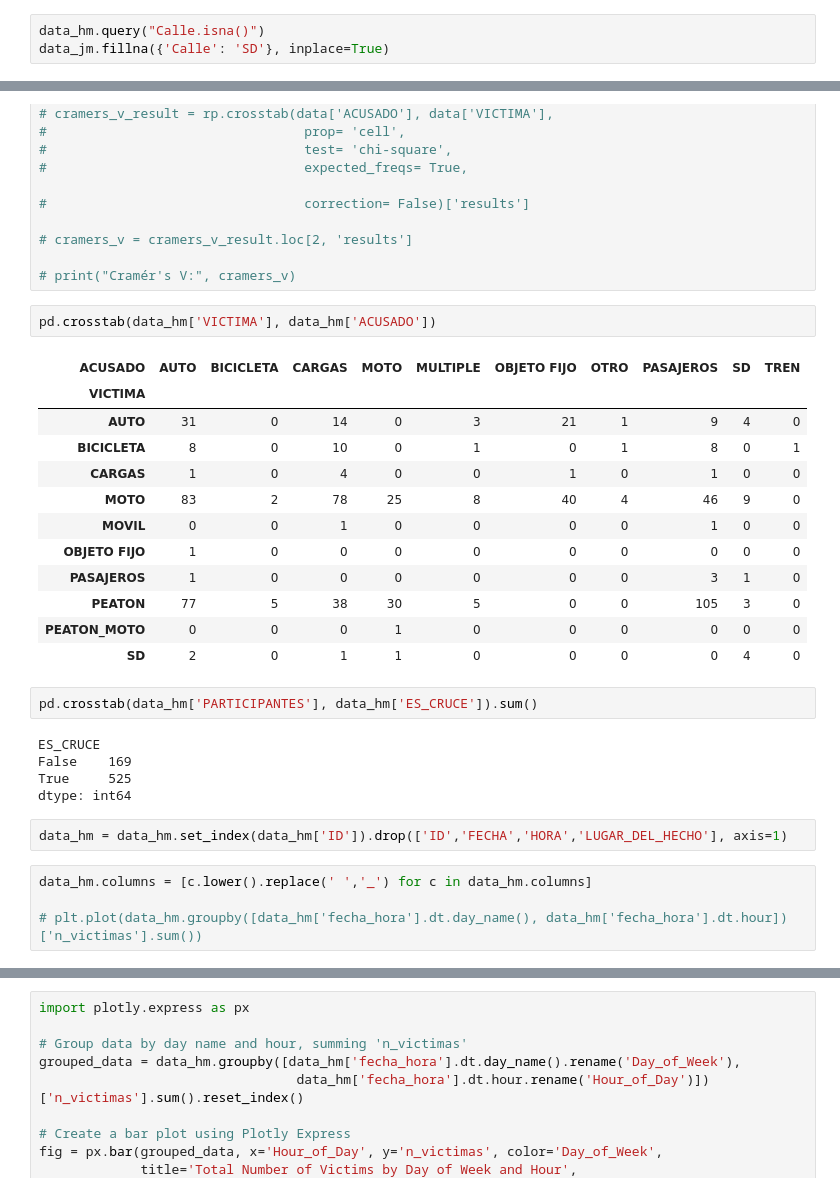
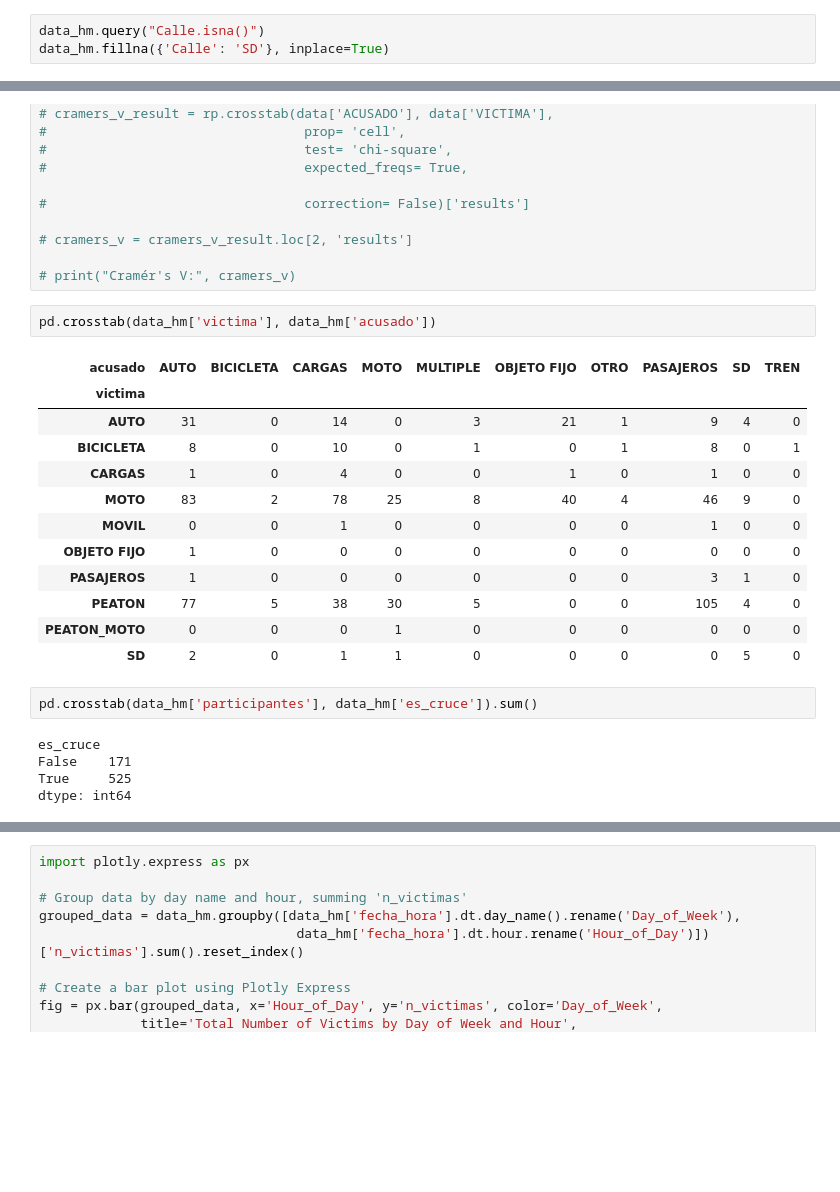
Before and after one commit to cypbk/pida-javier-bengolea, a Jupyter notebook: main.ipynb, the cells around one changed output, grey strips where cells are left out. Drawn from its saved outputs; the diff is of its cells as text; blank space fills up the shorter version.

```diff
--- a/main.ipynb
+++ b/main.ipynb
@@ -325,4 +325,4 @@ def to_date(t):
 data_hm['FECHA_HORA'] = data_hm['FECHA_HORA'].apply(to_date)
 # %%
 data_hm.query("Calle.isna()")
-data_jm.fillna({'Calle': 'SD'}, inplace=True)
+data_hm.fillna({'Calle': 'SD'}, inplace=True)
@@ -513,10 +510,10 @@ barrio_comuna
 
 # print("Cramér's V:", cramers_v)
 # %%
-pd.crosstab(data_hm['VICTIMA'], data_hm['ACUSADO'])
+pd.crosstab(data_hm['victima'], data_hm['acusado'])
 # %% [output]
-| ACUSADO | AUTO | BICICLETA | CARGAS | MOTO | MULTIPLE | OBJETO FIJO | OTRO | PASAJEROS | SD | TREN |
-| VICTIMA |  |  |  |  |  |  |  |  |  |  |
+| acusado | AUTO | BICICLETA | CARGAS | MOTO | MULTIPLE | OBJETO FIJO | OTRO | PASAJEROS | SD | TREN |
+| victima |  |  |  |  |  |  |  |  |  |  |
 | AUTO | 31 | 0 | 14 | 0 | 3 | 21 | 1 | 9 | 4 | 0 |
 | BICICLETA | 8 | 0 | 10 | 0 | 1 | 0 | 1 | 8 | 0 | 1 |
 | CARGAS | 1 | 0 | 4 | 0 | 0 | 1 | 0 | 1 | 0 | 0 |
@@ -524,22 +521,16 @@ pd.crosstab(data_hm['VICTIMA'], data_hm['ACUSADO'])
 | MOVIL | 0 | 0 | 1 | 0 | 0 | 0 | 0 | 1 | 0 | 0 |
 | OBJETO FIJO | 1 | 0 | 0 | 0 | 0 | 0 | 0 | 0 | 0 | 0 |
 | PASAJEROS | 1 | 0 | 0 | 0 | 0 | 0 | 0 | 3 | 1 | 0 |
-| PEATON | 77 | 5 | 38 | 30 | 5 | 0 | 0 | 105 | 3 | 0 |
+| PEATON | 77 | 5 | 38 | 30 | 5 | 0 | 0 | 105 | 4 | 0 |
 | PEATON_MOTO | 0 | 0 | 0 | 1 | 0 | 0 | 0 | 0 | 0 | 0 |
-| SD | 2 | 0 | 1 | 1 | 0 | 0 | 0 | 0 | 4 | 0 |
+| SD | 2 | 0 | 1 | 1 | 0 | 0 | 0 | 0 | 5 | 0 |
 # %%
-pd.crosstab(data_hm['PARTICIPANTES'], data_hm['ES_CRUCE']).sum()
+pd.crosstab(data_hm['participantes'], data_hm['es_cruce']).sum()
 # %% [output]
-ES_CRUCE
-False    169
+es_cruce
+False    171
 True     525
 dtype: int64
-# %%
-data_hm = data_hm.set_index(data_hm['ID']).drop(['ID','FECHA','HORA','LUGAR_DEL_HECHO'], axis=1)
-# %%
-data_hm.columns = [c.lower().replace(' ','_') for c in data_hm.columns]
-
-# plt.plot(data_hm.groupby([data_hm['fecha_hora'].dt.day_name(), data_hm['fecha_hora'].dt.hour])['n_victimas'].sum())
 # %%
 data_hm
 # %% [output]
```
Also changed, not shown: parts of 50 cells of this notebook, 3 other files.
